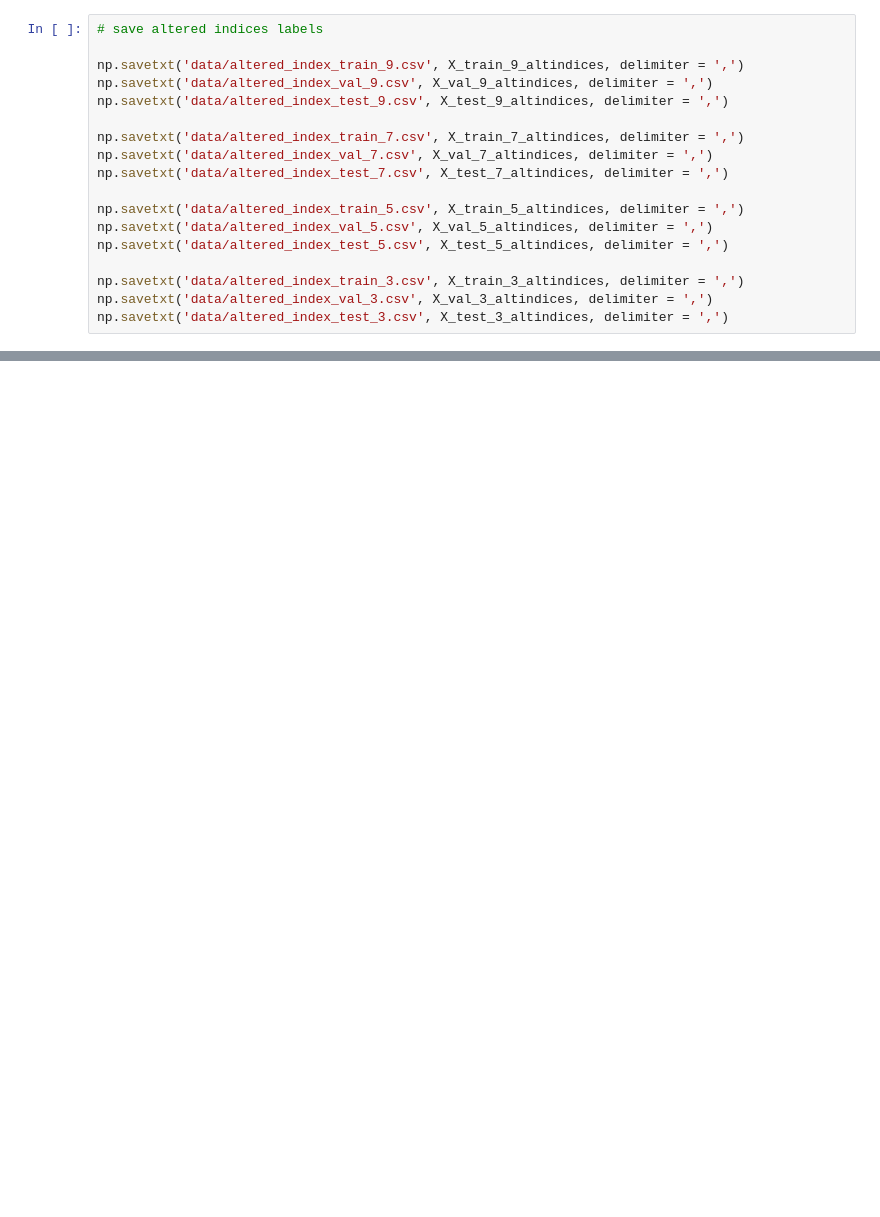
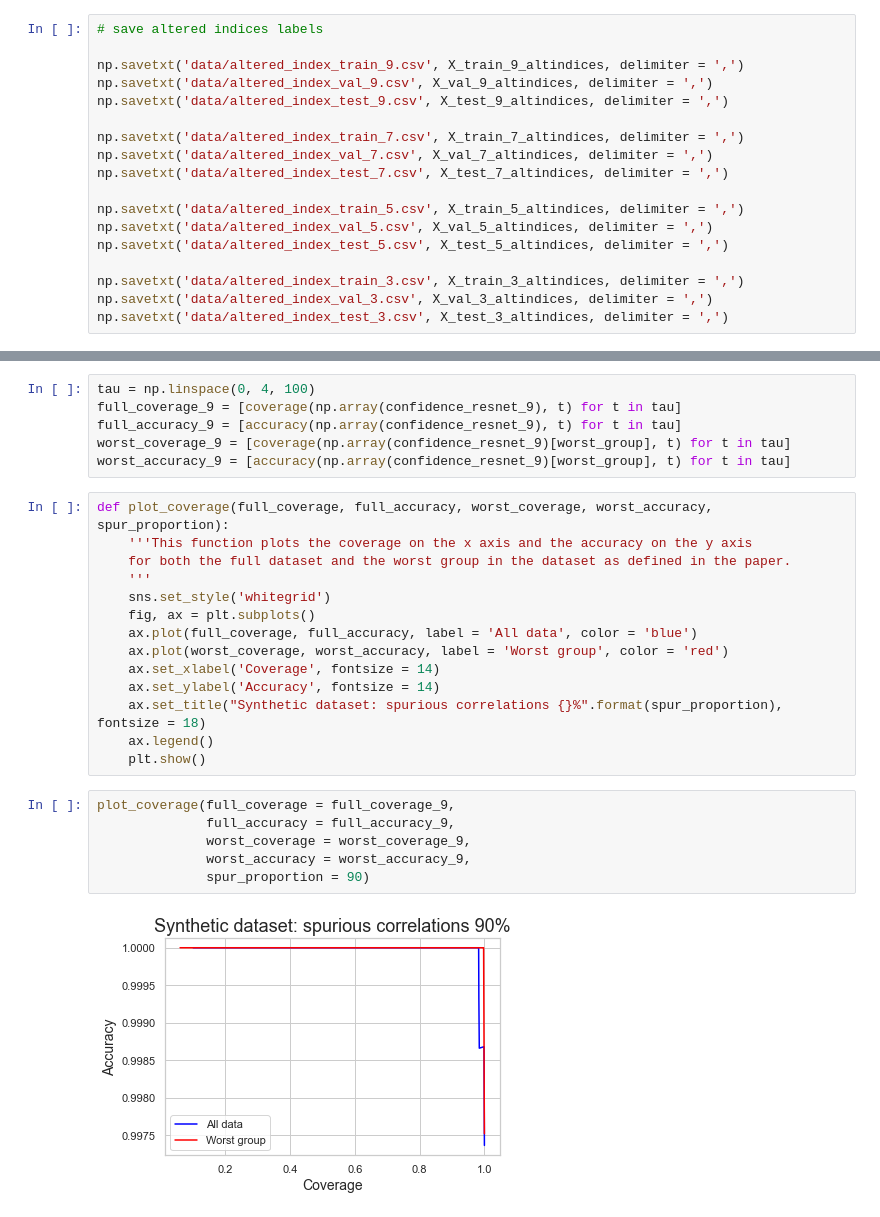
Before and after one commit to JWatsonDaniels/am207-2021, a Jupyter notebook: train_model_PT.ipynb, the cells around one changed output, grey strips where cells are left out. Saved outputs shown, nothing was run; the diff lists cells and outputs as text; blank space fills up the shorter version.

```diff
--- a/train_model_PT.ipynb
+++ b/train_model_PT.ipynb
@@ -796,0 +562,28 @@ Epoch 10/10
+# %%
+tau = np.linspace(0, 4, 100)
+full_coverage_9 = [coverage(np.array(confidence_resnet_9), t) for t in tau]
+full_accuracy_9 = [accuracy(np.array(confidence_resnet_9), t) for t in tau]
+worst_coverage_9 = [coverage(np.array(confidence_resnet_9)[worst_group], t) for t in tau]
+worst_accuracy_9 = [accuracy(np.array(confidence_resnet_9)[worst_group], t) for t in tau]
+# %%
+def plot_coverage(full_coverage, full_accuracy, worst_coverage, worst_accuracy, spur_proportion):
+    '''This function plots the coverage on the x axis and the accuracy on the y axis
+    for both the full dataset and the worst group in the dataset as defined in the paper.
+    '''
+    sns.set_style('whitegrid')
+    fig, ax = plt.subplots()
+    ax.plot(full_coverage, full_accuracy, label = 'All data', color = 'blue')
+    ax.plot(worst_coverage, worst_accuracy, label = 'Worst group', color = 'red')
+    ax.set_xlabel('Coverage', fontsize = 14)
+    ax.set_ylabel('Accuracy', fontsize = 14)
+    ax.set_title("Synthetic dataset: spurious correlations {}%".format(spur_proportion), fontsize = 18)
+    ax.legend()
+    plt.show()
+# %%
+plot_coverage(full_coverage = full_coverage_9,
+              full_accuracy = full_accuracy_9,
+              worst_coverage = worst_coverage_9,
+              worst_accuracy = worst_accuracy_9,
+              spur_proportion = 90)
+# %% [output]
+[figure, added]
```
Also changed, not shown: parts of 55 cells of this notebook.
